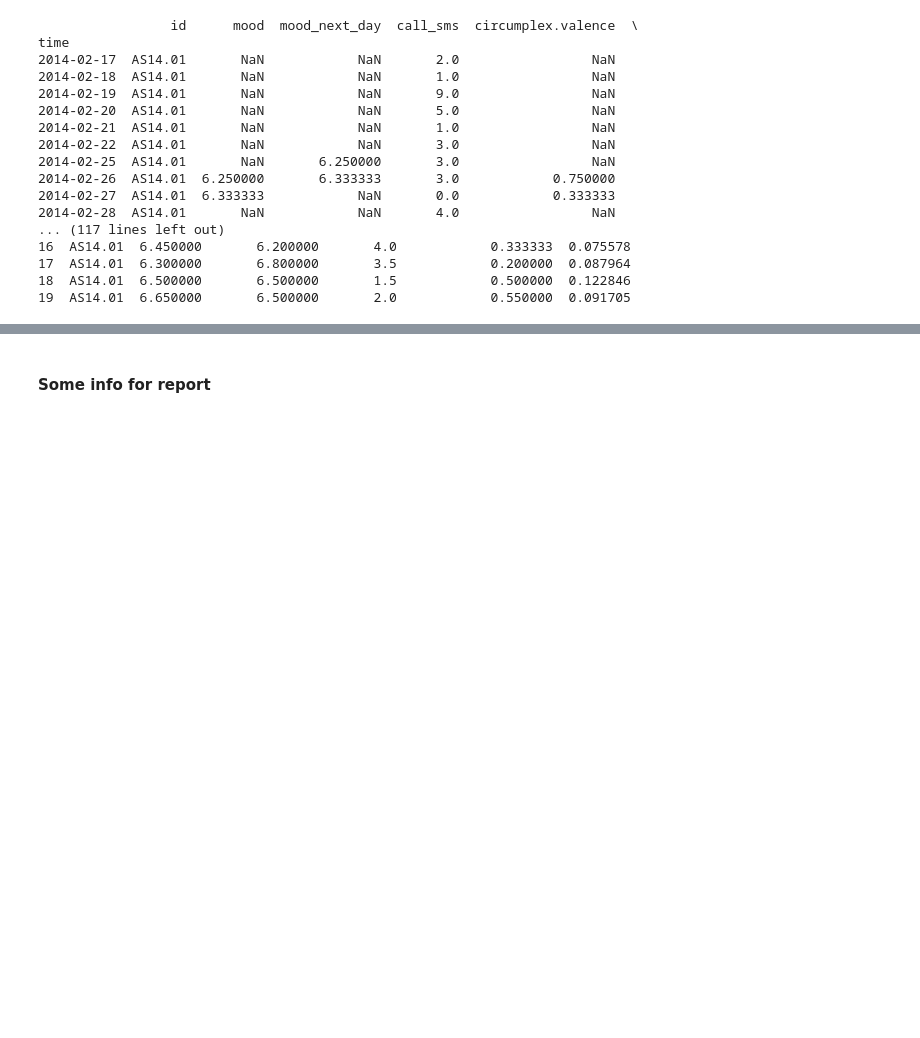
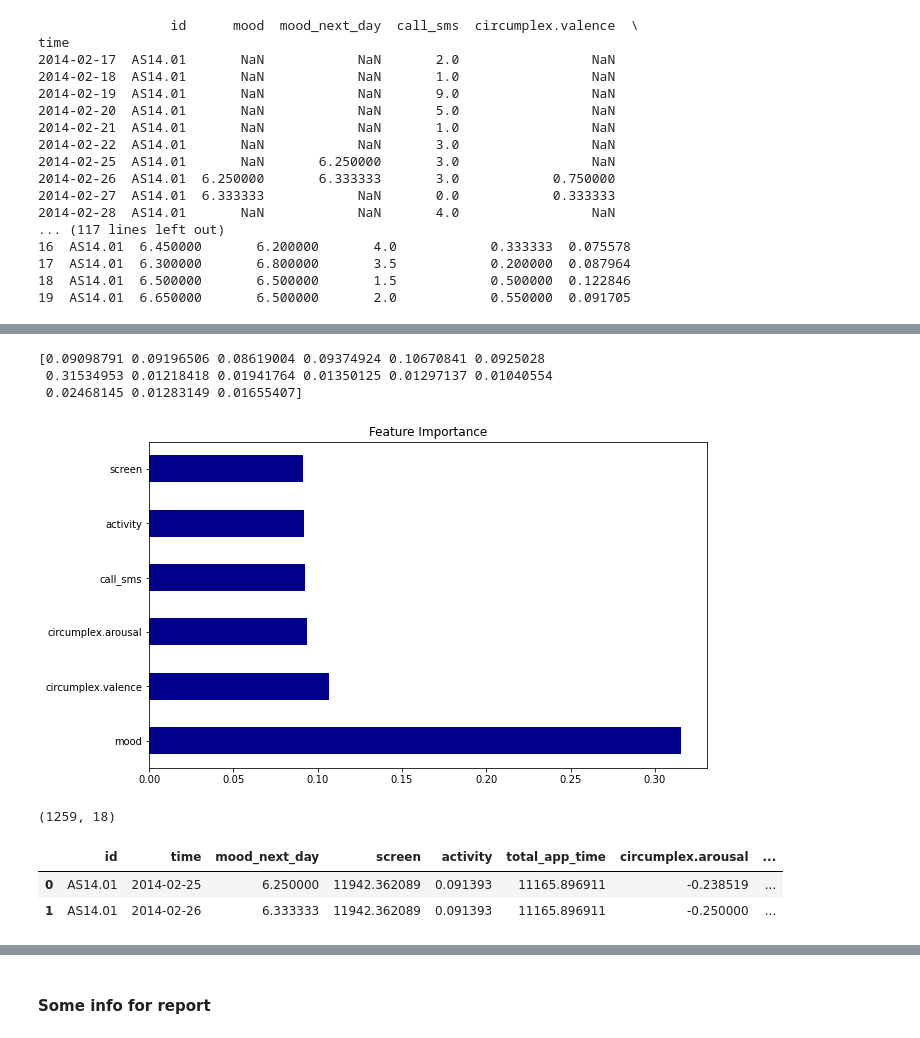
Before and after one commit to susymaijer/DMT, a Jupyter notebook: Final_Data_Preparation.ipynb, the cells around one changed output, grey strips where cells are left out. Cells and saved outputs as stored; diff of their text form; code cells hidden in the pictures; blank space fills up the shorter version.

```diff
--- a/Final_Data_Preparation.ipynb
+++ b/Final_Data_Preparation.ipynb
@@ -382,3 +377,16 @@ finaldf2.tail(n=2)
+# %%
+do_feature_selection_instance_based(finaldf2)
+print(finaldf2.shape)
+finaldf2.head(n=2)
+# %% [output]
+[0.09098791 0.09196506 0.08619004 0.09374924 0.10670841 0.0925028
+ 0.31534953 0.01218418 0.01941764 0.01350125 0.01297137 0.01040554
+ 0.02468145 0.01283149 0.01655407]
+[figure, added]
+(1259, 18)
+|  | id | time | mood_next_day | screen | activity | total_app_time | circumplex.arousal | ... |
+| 0 | AS14.01 | 2014-02-25 | 6.250000 | 11942.362089 | 0.091393 | 11165.896911 | -0.238519 | ... |
+| 1 | AS14.01 | 2014-02-26 | 6.333333 | 11942.362089 | 0.091393 | 11165.896911 | -0.250000 | ... |
 # %%
 do_feature_selection_instance_based(finaldf3)
 print(finaldf3.shape)
```
Also changed, not shown: parts of 8 cells of this notebook, 7 other files.
